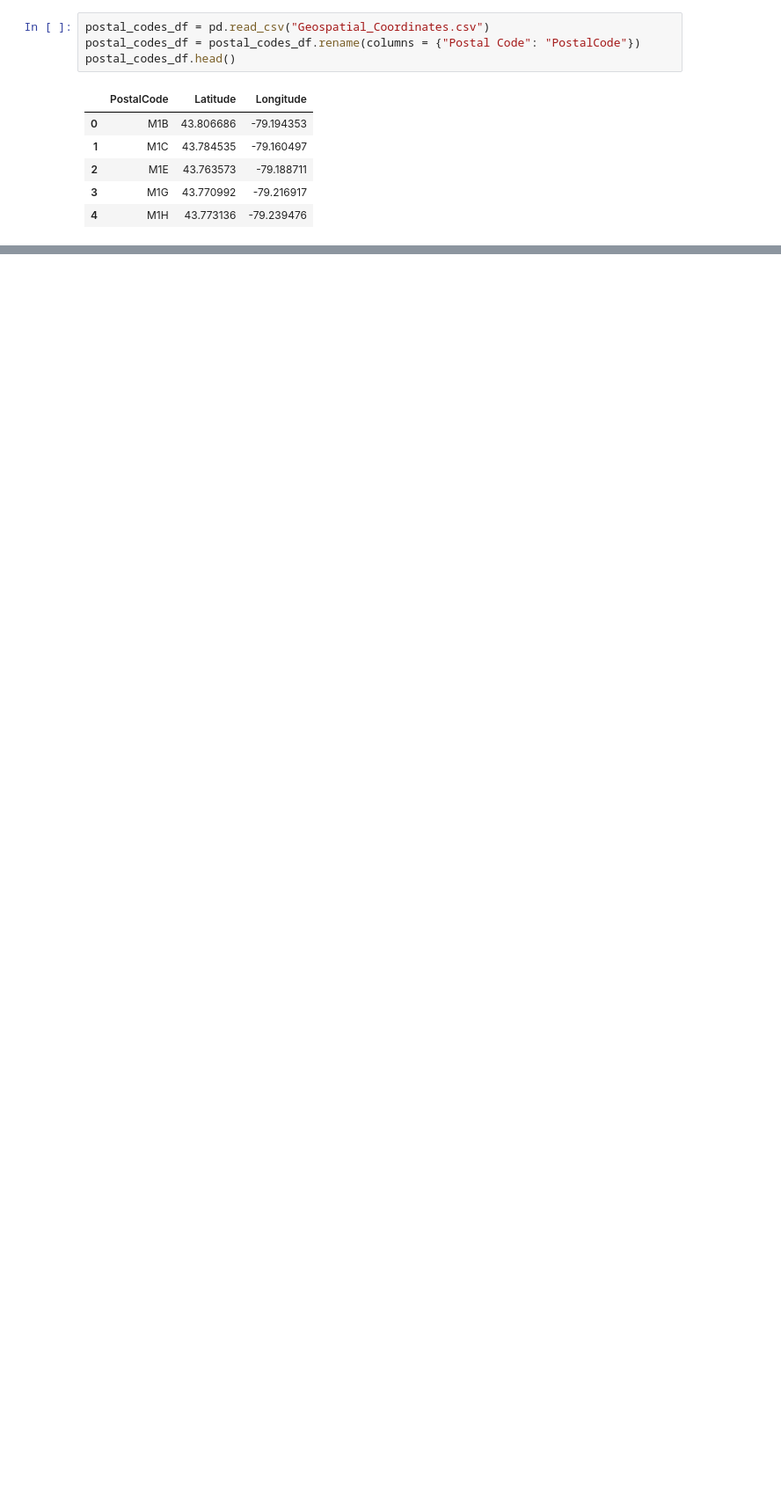
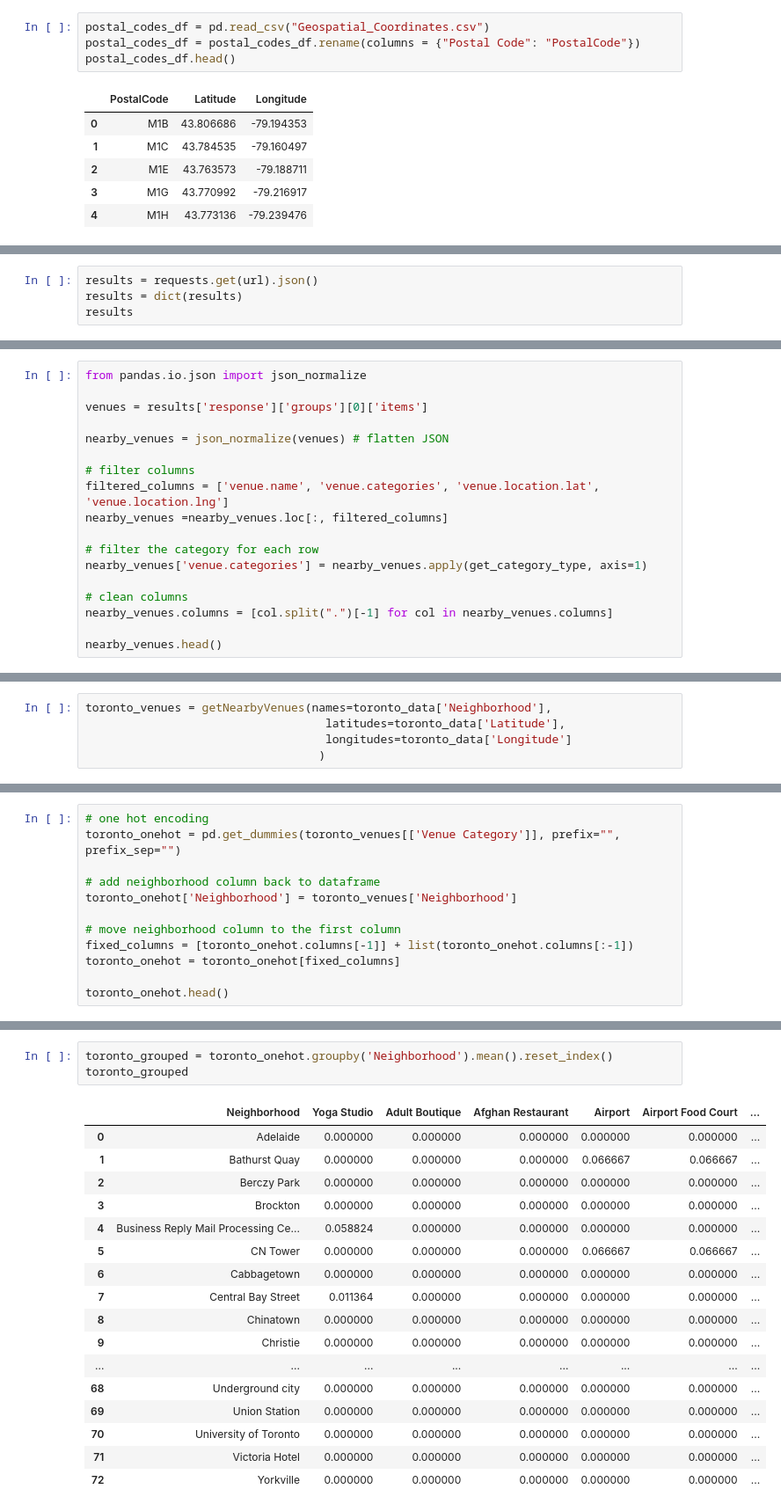
Before and after one commit to Mrigakhi/my_coursera_capstone_github, a Jupyter notebook: toronto_data.ipynb, the cells around one changed output, grey strips where cells are left out. Shown: that part at 88% size. Drawn from its saved outputs; the diff is of its cells as text; blank space fills up the shorter version.

```diff
--- a/toronto_data.ipynb
+++ b/toronto_data.ipynb
@@ -52,0 +149,4 @@ df_codes.head()
+# %%
+results = requests.get(url).json()
+results = dict(results)
+results
@@ -52,0 +183,18 @@ df_codes.head()
+# %%
+from pandas.io.json import json_normalize
+
+venues = results['response']['groups'][0]['items']
+
+nearby_venues = json_normalize(venues) # flatten JSON
+
+# filter columns
+filtered_columns = ['venue.name', 'venue.categories', 'venue.location.lat', 'venue.location.lng']
+nearby_venues =nearby_venues.loc[:, filtered_columns]
+
+# filter the category for each row
+nearby_venues['venue.categories'] = nearby_venues.apply(get_category_type, axis=1)
+
+# clean columns
+nearby_venues.columns = [col.split(".")[-1] for col in nearby_venues.columns]
+
+nearby_venues.head()
@@ -52,0 +252,5 @@ df_codes.head()
+# %%
+toronto_venues = getNearbyVenues(names=toronto_data['Neighborhood'],
+                                   latitudes=toronto_data['Latitude'],
+                                   longitudes=toronto_data['Longitude']
+                                  )
@@ -52,0 +312,12 @@ df_codes.head()
+# %%
+# one hot encoding
+toronto_onehot = pd.get_dummies(toronto_venues[['Venue Category']], prefix="", prefix_sep="")
+
+# add neighborhood column back to dataframe
+toronto_onehot['Neighborhood'] = toronto_venues['Neighborhood']
+
+# move neighborhood column to the first column
+fixed_columns = [toronto_onehot.columns[-1]] + list(toronto_onehot.columns[:-1])
+toronto_onehot = toronto_onehot[fixed_columns]
+
+toronto_onehot.head()
@@ -52,0 +336,21 @@ df_codes.head()
+# %%
+toronto_grouped = toronto_onehot.groupby('Neighborhood').mean().reset_index()
+toronto_grouped
+# %% [output]
+|  | Neighborhood | Yoga Studio | Adult Boutique | Afghan Restaurant | Airport | Airport Food Court | ... |
+| 0 | Adelaide | 0.000000 | 0.000000 | 0.000000 | 0.000000 | 0.000000 | ... |
+| 1 | Bathurst Quay | 0.000000 | 0.000000 | 0.000000 | 0.066667 | 0.066667 | ... |
+| 2 | Berczy Park | 0.000000 | 0.000000 | 0.000000 | 0.000000 | 0.000000 | ... |
+| 3 | Brockton | 0.000000 | 0.000000 | 0.000000 | 0.000000 | 0.000000 | ... |
+| 4 | Business Reply Mail Processing Ce... | 0.058824 | 0.000000 | 0.000000 | 0.000000 | 0.000000 | ... |
+| 5 | CN Tower | 0.000000 | 0.000000 | 0.000000 | 0.066667 | 0.066667 | ... |
+| 6 | Cabbagetown | 0.000000 | 0.000000 | 0.000000 | 0.000000 | 0.000000 | ... |
+| 7 | Central Bay Street | 0.011364 | 0.000000 | 0.000000 | 0.000000 | 0.000000 | ... |
+| 8 | Chinatown | 0.000000 | 0.000000 | 0.000000 | 0.000000 | 0.000000 | ... |
+| 9 | Christie | 0.000000 | 0.000000 | 0.000000 | 0.000000 | 0.000000 | ... |
+| ... | ... | ... | ... | ... | ... | ... | ... |
+| 68 | Underground city | 0.000000 | 0.000000 | 0.000000 | 0.000000 | 0.000000 | ... |
+| 69 | Union Station | 0.000000 | 0.000000 | 0.000000 | 0.000000 | 0.000000 | ... |
+| 70 | University of Toronto | 0.000000 | 0.000000 | 0.000000 | 0.000000 | 0.000000 | ... |
+| 71 | Victoria Hotel | 0.000000 | 0.000000 | 0.000000 | 0.000000 | 0.000000 | ... |
+| 72 | Yorkville | 0.000000 | 0.000000 | 0.000000 | 0.000000 | 0.000000 | ... |
```
Also changed, not shown: parts of 36 cells of this notebook.
